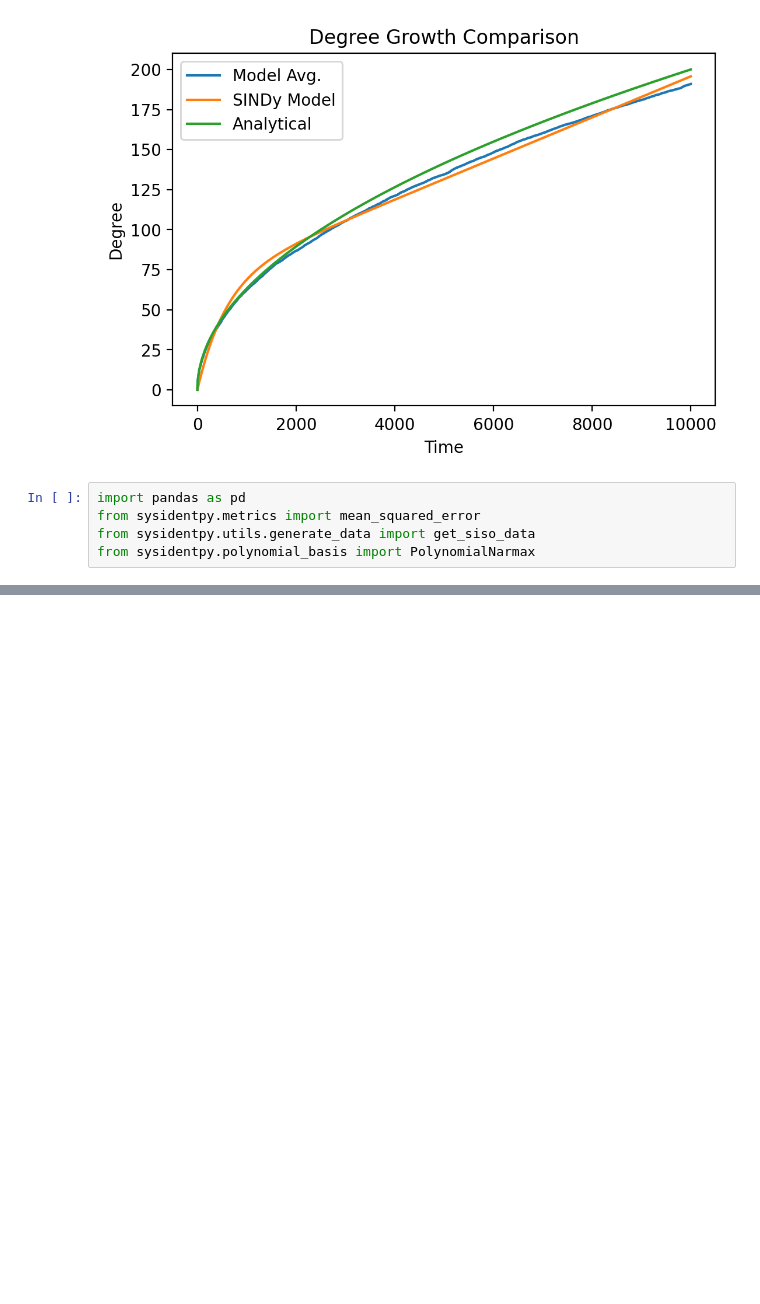
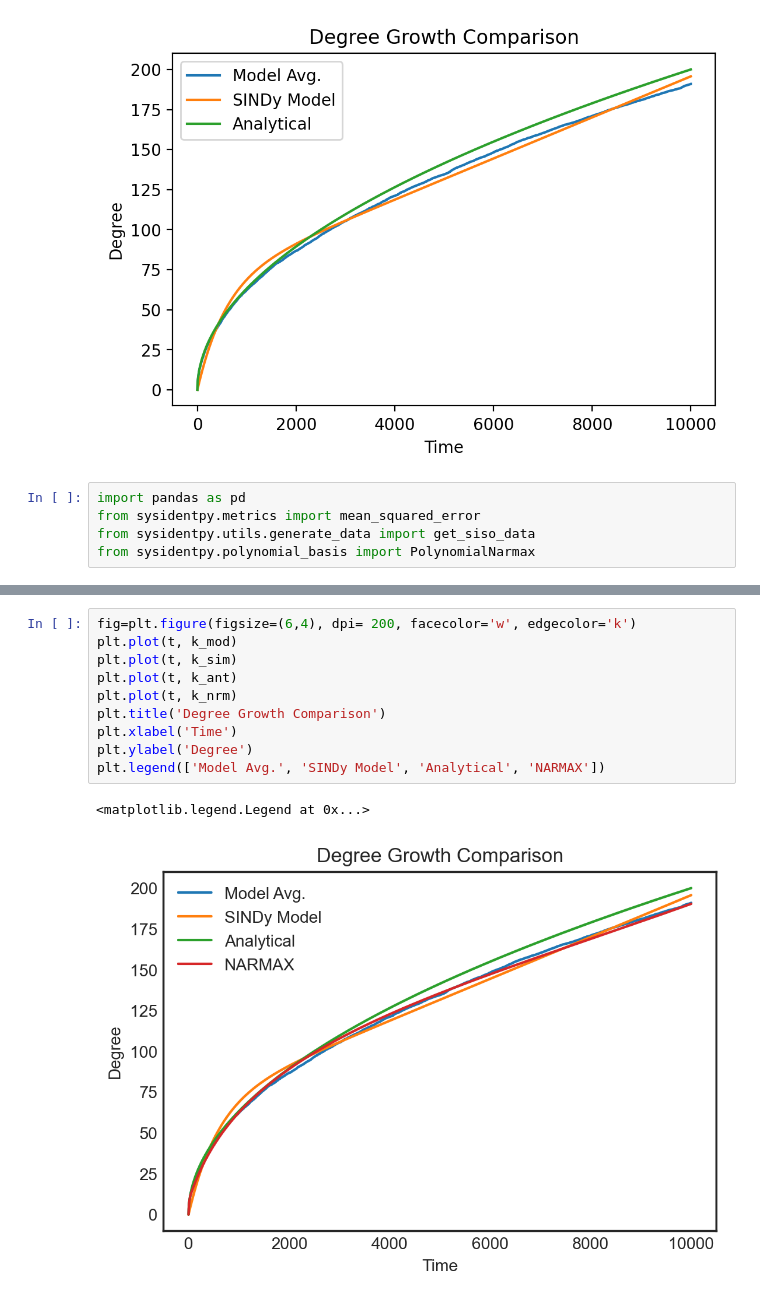
Before and after one commit to DavidContrerasFranco/Data-Driven-Dynamics-Understanding, a Jupyter notebook: Notebooks/barabasi_sindy.ipynb, the cells around one changed output, grey strips where cells are left out. Cells and saved outputs as stored; diff of their text form; blank space fills up the shorter version.

```diff
--- a/Notebooks/barabasi_sindy.ipynb
+++ b/Notebooks/barabasi_sindy.ipynb
@@ -178,0 +180,13 @@ model.plot_result(y_valid, yhat, ee, ex)
+# %%
+fig=plt.figure(figsize=(6,4), dpi= 200, facecolor='w', edgecolor='k')
+plt.plot(t, k_mod)
+plt.plot(t, k_sim)
+plt.plot(t, k_ant)
+plt.plot(t, k_nrm)
+plt.title('Degree Growth Comparison')
+plt.xlabel('Time')
+plt.ylabel('Degree')
+plt.legend(['Model Avg.', 'SINDy Model', 'Analytical', 'NARMAX'])
+# %% [output]
+<matplotlib.legend.Legend at 0x...>
+[figure, added]
```
Also changed, not shown: parts of 5 cells of this notebook, 1 other file.
